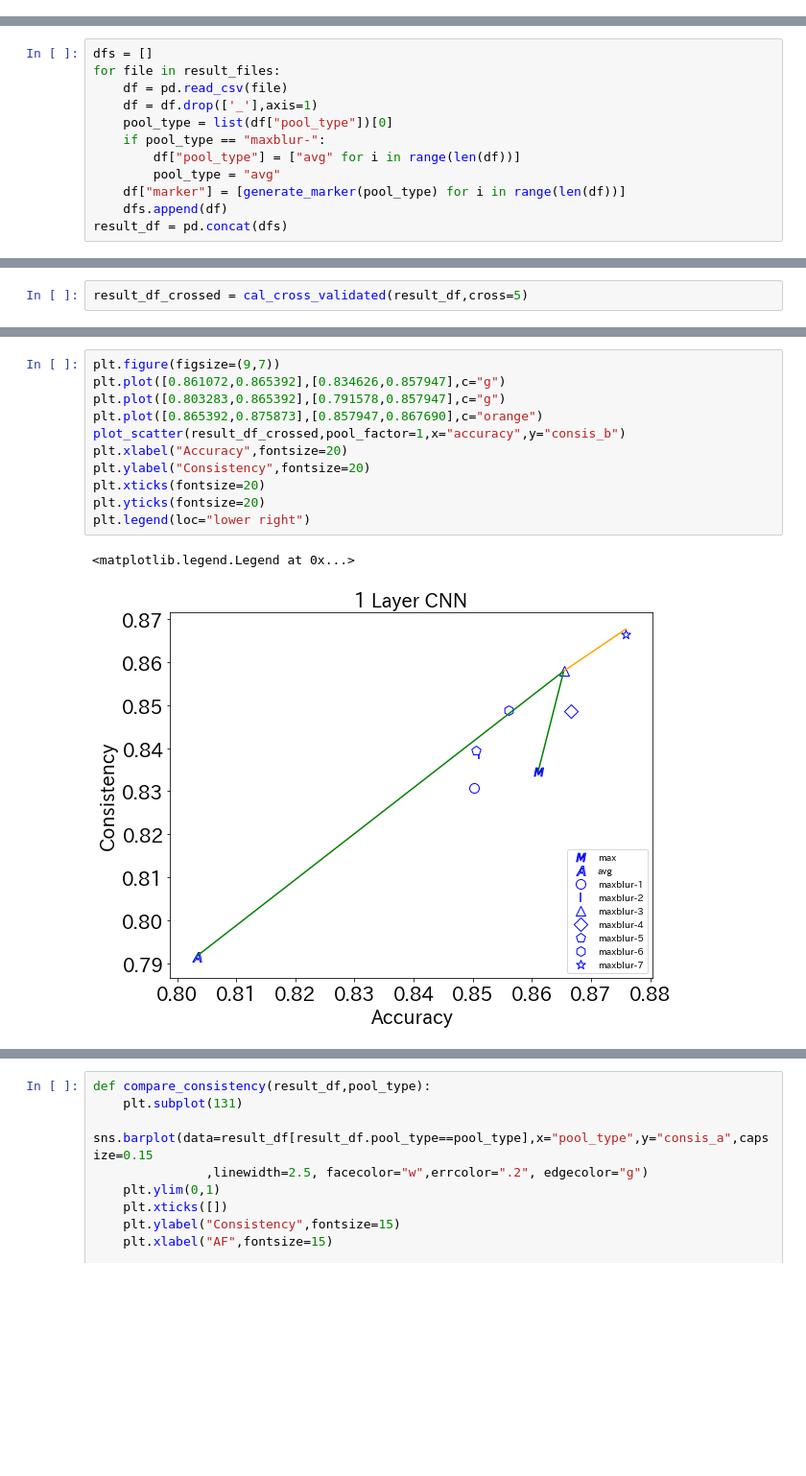
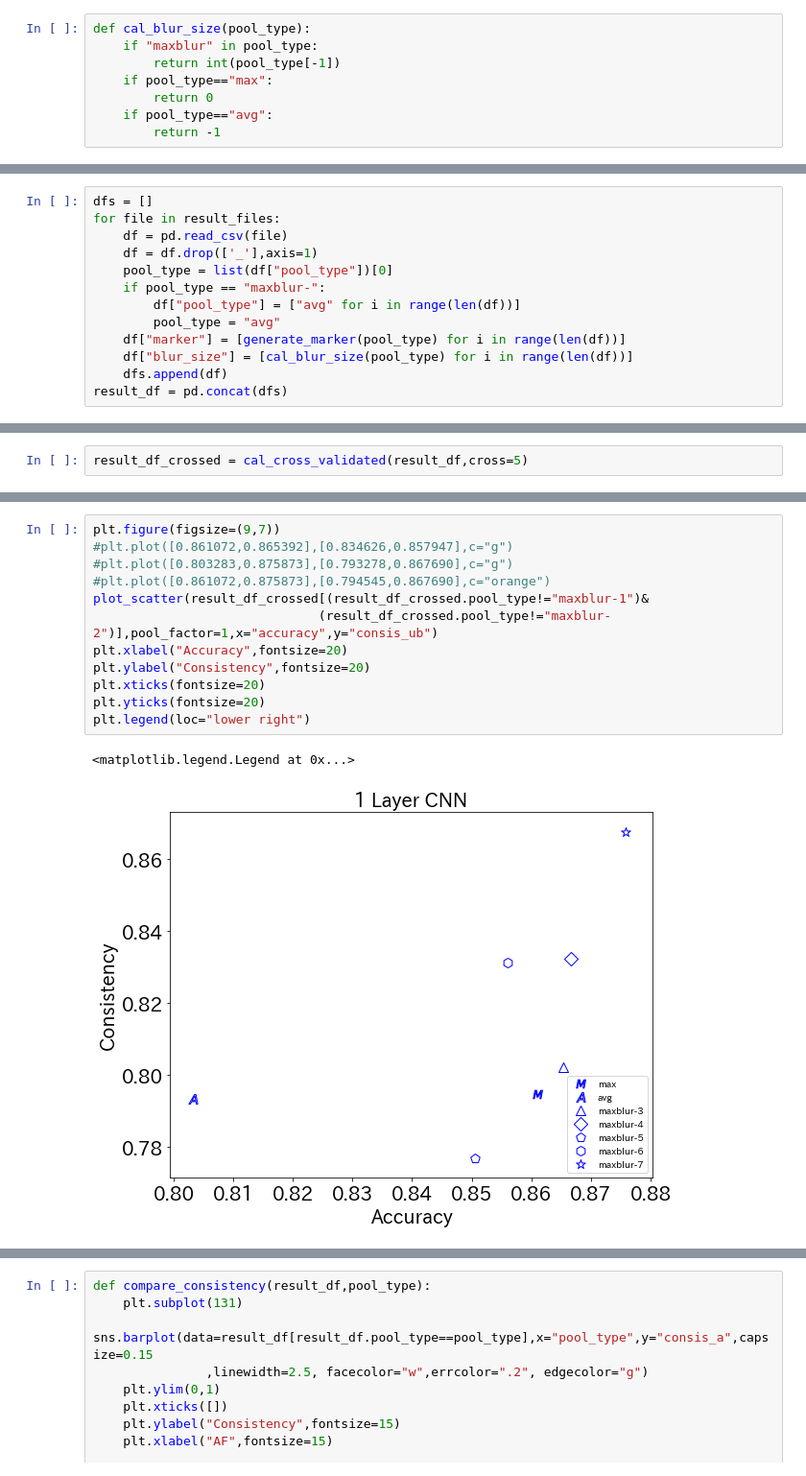
Before and after one commit to huxianyin/hu_ShiftInvarianceValidation_Biosignals2020, a Jupyter notebook: AF Detection/Analyze Result.ipynb, the cells around one changed output, grey strips where cells are left out. Shown at 96% size. Drawn from its saved outputs; the diff is of its cells as text; blank space fills up the shorter version.

```diff
--- a/AF Detection/Analyze Result.ipynb
+++ b/AF Detection/Analyze Result.ipynb
@@ -35,6 +35,14 @@ def plot_scatter(df_crossed,pool_factor,x="accuracy",y="consis_b"):
         if marker == "|":
             c = edge_color
         plt.scatter(x=_x,y=_y,marker=marker,c=c,edgecolors=edge_color,s=100,label=label)
+# %%
+def cal_blur_size(pool_type):
+    if "maxblur" in pool_type:
+        return int(pool_type[-1])
+    if pool_type=="max":
+        return 0
+    if pool_type=="avg":
+        return -1
 # %% [markdown]
 ## Read result dataframe (CNN)
 # %%
@@ -58,6 +66,7 @@ for file in result_files:
         df["pool_type"] = ["avg" for i in range(len(df))]
         pool_type = "avg"
     df["marker"] = [generate_marker(pool_type) for i in range(len(df))]
+    df["blur_size"] = [cal_blur_size(pool_type) for i in range(len(df))]
     dfs.append(df)
 result_df = pd.concat(dfs)
 # %%
@@ -87,14 +120,15 @@ result_df_crossed[result_df_crossed.pool_factor==1]
 # %%
 plt.figure(figsize=(9,7))
-plt.plot([0.861072,0.865392],[0.834626,0.857947],c="g")
-plt.plot([0.803283,0.865392],[0.791578,0.857947],c="g")
-plt.plot([0.865392,0.875873],[0.857947,0.867690],c="orange")
-plot_scatter(result_df_crossed,pool_factor=1,x="accuracy",y="consis_b")
+#plt.plot([0.861072,0.865392],[0.834626,0.857947],c="g")
+#plt.plot([0.803283,0.875873],[0.793278,0.867690],c="g")
+#plt.plot([0.861072,0.875873],[0.794545,0.867690],c="orange")
+plot_scatter(result_df_crossed[(result_df_crossed.pool_type!="maxblur-1")&
+                              (result_df_crossed.pool_type!="maxblur-2")],pool_factor=1,x="accuracy",y="consis_ub")
 plt.xlabel("Accuracy",fontsize=20)
 plt.ylabel("Consistency",fontsize=20)
 plt.xticks(fontsize=20)
 plt.yticks(fontsize=20)
 plt.legend(loc="lower right")
 # %% [output]
 <matplotlib.legend.Legend at 0x...>
-[figure, old version]
+[figure, new version]
```
Also changed, not shown: parts of 16 cells of this notebook, 13 other files.
